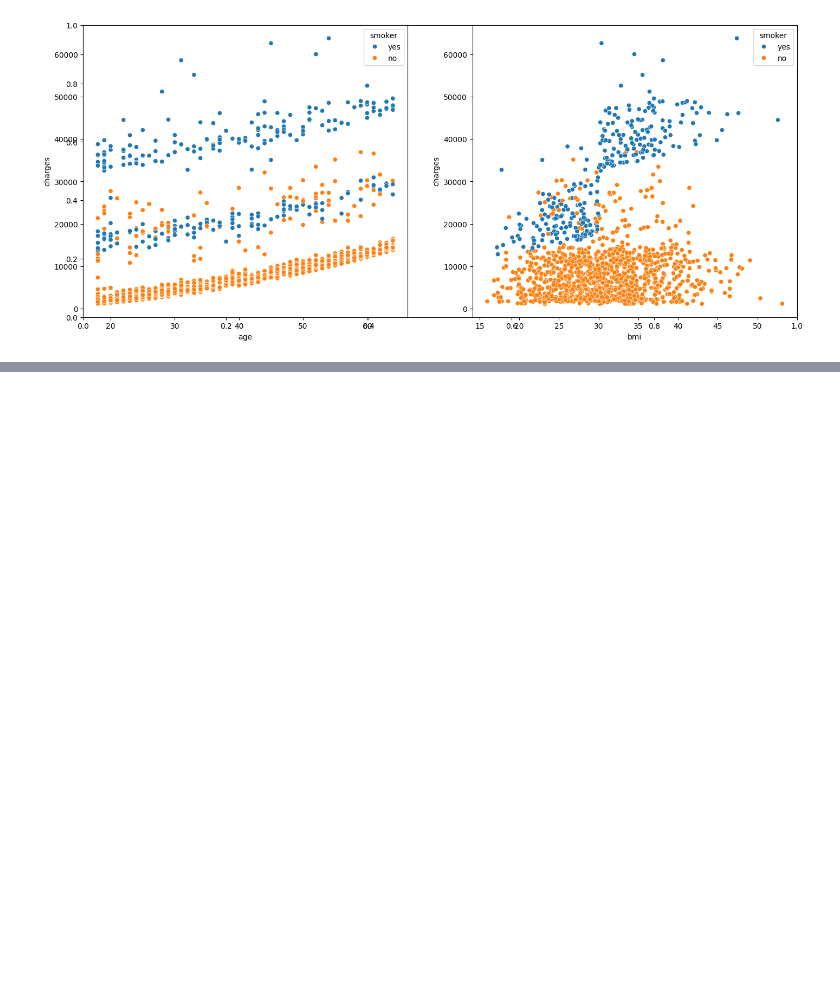
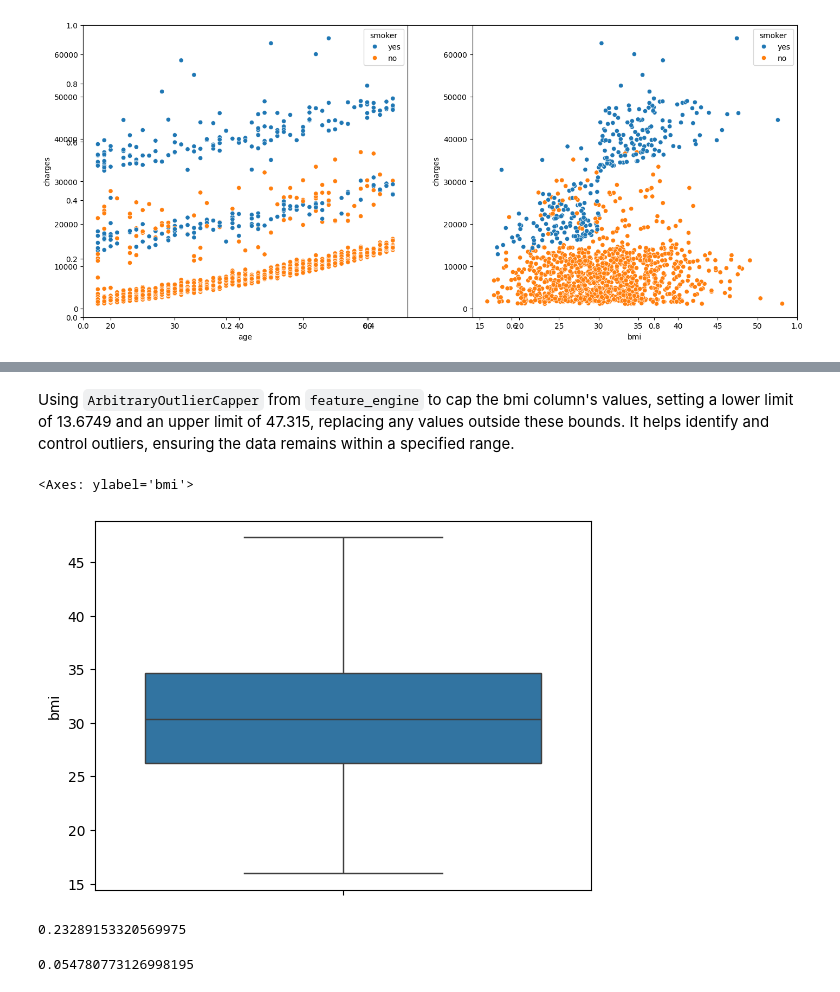
Before and after one commit to Liziye725/data_analysis_model, a Jupyter notebook: Medical_Insurance_Price_Prediction/Medical_Insurance_Price_Prediction_Using_Machine_Learning.ipynb, the cells around one changed output, grey strips where cells are left out. Drawn from its saved outputs; the diff is of its cells as text; code cells hidden in the pictures; blank space fills up the shorter version.

```diff
--- a/Medical_Insurance_Price_Prediction/Medical_Insurance_Price_Prediction_Using_Machine_Learning.ipynb
+++ b/Medical_Insurance_Price_Prediction/Medical_Insurance_Price_Prediction_Using_Machine_Learning.ipynb
@@ -138,0 +165,19 @@ plt.show()
+# %% [markdown]
+Using `ArbitraryOutlierCapper` from `feature_engine` to cap the bmi column's values, setting a lower limit of 13.6749 and an upper limit of 47.315, replacing any values outside these bounds. It helps identify and control outliers, ensuring the data remains within a specified range.
+# %%
+from feature_engine.outliers import ArbitraryOutlierCapper
+arb = ArbitraryOutlierCapper(min_capping_dict={'bmi': 13.6749},
+                             max_capping_dict={'bmi': 47.315})
+df[['bmi']] = arb.fit_transform(df[['bmi']])
+sb.boxplot(df['bmi'])
+# %% [output]
+<Axes: ylabel='bmi'>
+[figure, added]
+# %%
+df['bmi'].skew()
+# %% [output]
+0.23289153320569975
+# %%
+df['age'].skew()
+# %% [output]
+0.054780773126998195
```
Also changed, not shown: parts of 4 cells of this notebook.
